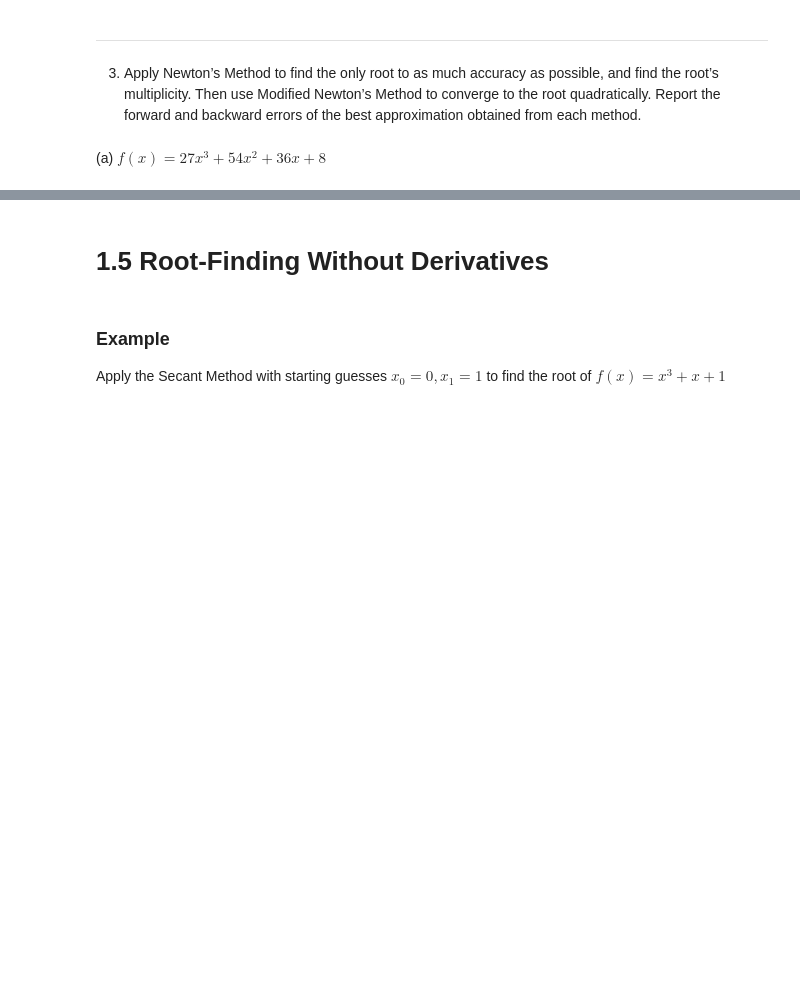
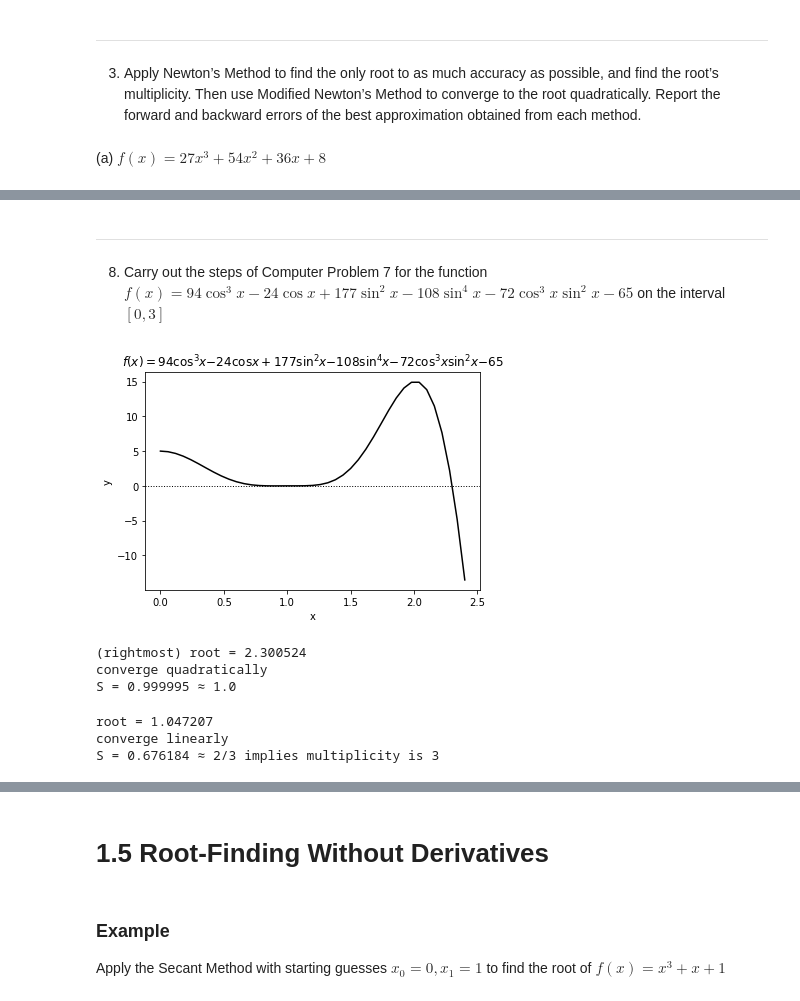
Before and after one commit to Jim00000/Numerical-Analysis, a Jupyter notebook: 1_Solving_Equations.ipynb, the cells around one changed output, grey strips where cells are left out. Saved outputs shown, nothing was run; the diff lists cells and outputs as text; code cells hidden in the pictures; blank space fills up the shorter version.

```diff
--- a/1_Solving_Equations.ipynb
+++ b/1_Solving_Equations.ipynb
@@ -1348,0 +1485,41 @@ backward error : 0.00000000
+# %% [markdown]
+---
+8. Carry out the steps of Computer Problem 7 for the function
+$f(x) = 94\cos^3{x} − 24\cos{x} + 177\sin^2{x} − 108\sin^4{x} − 72\cos^3{x}\sin^2{x} − 65$ on the interval $[0, 3]$
+# %%
+f = lambda x : 94 * np.power(np.cos(x), 3) - 24 * np.cos(x) + 177 * np.power(np.sin(x), 2) - 108 * np.power(np.sin(x), 4) \
+- 72 * np.power(np.cos(x), 3) * np.power(np.sin(x), 2) - 65
+
+df = lambda x : -282 * np.sin(x) * np.power(np.cos(x), 2) + 24 * np.sin(x) + 354 * np.sin(x) * np.cos(x) \
+- 432 * np.power(np.sin(x), 3) * np.cos(x) + 216 * np.power(np.sin(x), 3) * np.power(np.cos(x), 2) \
+- 144 * np.sin(x) * np.power(np.cos(x), 4)
+
+xpts = np.linspace(0, 2.4, 41)
+ypts = f(xpts)
+
+myplot(xpts, ypts, '$f(x) = 94\cos^3{x} − 24\cos{x} + 177\sin^2{x} − 108\sin^4{x} − 72\cos^3{x}\sin^2{x} − 65$')
+# %% [output]
+[figure, added]
+# %%
+# rightmost root
+root = scipy.optimize.newton(f, 2.5, df)
+e_i = np.abs(scipy.optimize.newton(f, 1, df, maxiter = 20, disp = False) - root)
+e_ii = np.abs(scipy.optimize.newton(f, 1, df, maxiter = 21, disp = False) - root)
+print('(rightmost) root = {:.6f}'.format(root))
+print('converge quadratically')
+print('S = {:.6f} ≈ 1.0'.format(e_ii / e_i))
+# %% [output]
+(rightmost) root = 2.300524
+converge quadratically
+S = 0.999995 ≈ 1.0
+# %%
+root = scipy.optimize.newton(f, 1.0, df)
+e_i = np.abs(scipy.optimize.newton(f, 1, df, maxiter = 12, disp = False) - root)
+e_ii = np.abs(scipy.optimize.newton(f, 1, df, maxiter = 13, disp = False) - root)
+print('root = {:.6f}'.format(root))
+print('converge linearly')
+print('S = {:.6f} ≈ 2/3 implies multiplicity is 3'.format(e_ii / e_i))
+# %% [output]
+root = 1.047207
+converge linearly
+S = 0.676184 ≈ 2/3 implies multiplicity is 3
```
Also changed, not shown: parts of 32 cells of this notebook.
